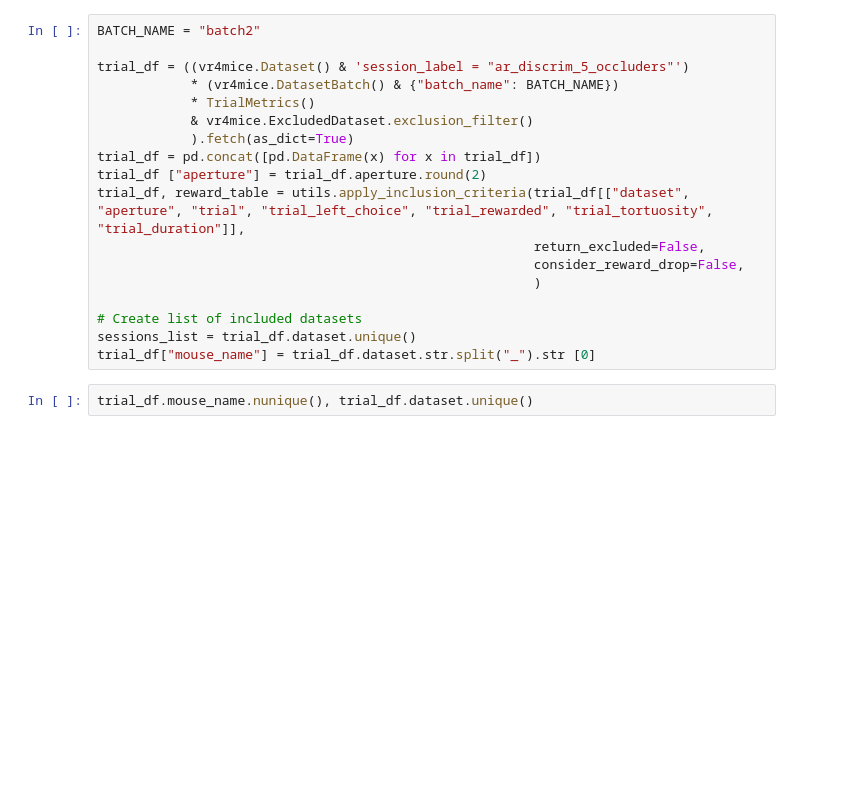
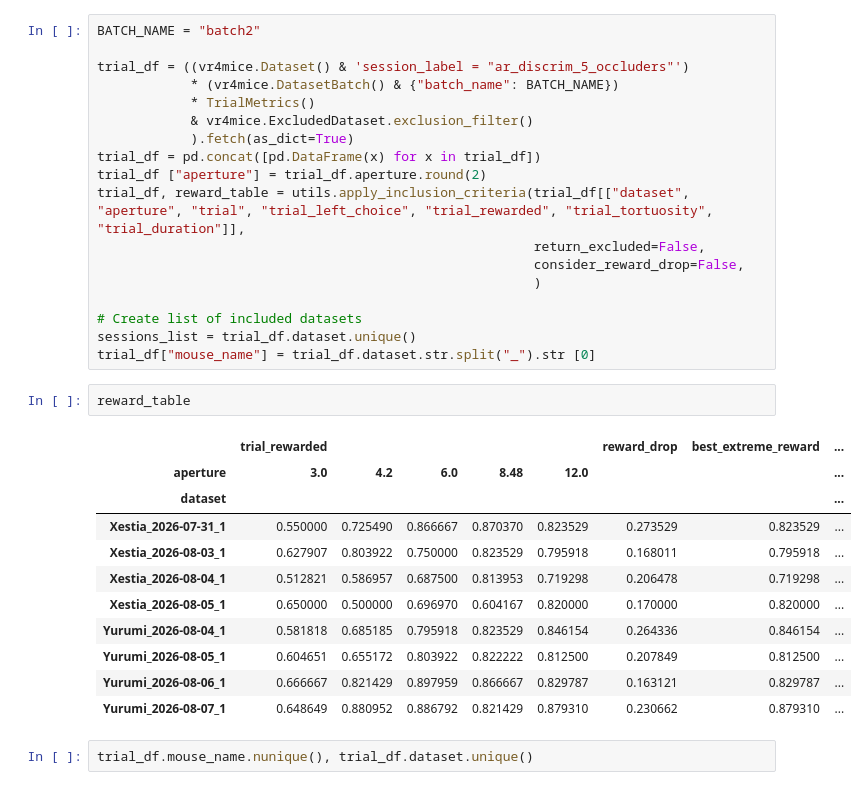
Before and after one commit to MMathisLab/FreelyMovingVR4Mice, a Jupyter notebook: dj_pipeline/notebooks/NP_figures/multi_occlusion.ipynb, the cells around one changed output. Cells and saved outputs as stored; diff of their text form; blank space fills up the shorter version.

Commit message:
Rerun np notebooks with all working tables

```diff
--- a/dj_pipeline/notebooks/NP_figures/multi_occlusion.ipynb
+++ b/dj_pipeline/notebooks/NP_figures/multi_occlusion.ipynb
@@ -46,6 +46,20 @@ trial_df, reward_table = utils.apply_inclusion_criteria(trial_df[["dataset", "ap
 # Create list of included datasets
 sessions_list = trial_df.dataset.unique()
 trial_df["mouse_name"] = trial_df.dataset.str.split("_").str [0]
+# %%
+reward_table
+# %% [output]
+|  | trial_rewarded |  |  |  |  | reward_drop | best_extreme_reward | ... |
+| aperture | 3.0 | 4.2 | 6.0 | 8.48 | 12.0 |  |  | ... |
+| dataset |  |  |  |  |  |  |  | ... |
+| Xestia_2026-07-31_1 | 0.550000 | 0.725490 | 0.866667 | 0.870370 | 0.823529 | 0.273529 | 0.823529 | ... |
+| Xestia_2026-08-03_1 | 0.627907 | 0.803922 | 0.750000 | 0.823529 | 0.795918 | 0.168011 | 0.795918 | ... |
+| Xestia_2026-08-04_1 | 0.512821 | 0.586957 | 0.687500 | 0.813953 | 0.719298 | 0.206478 | 0.719298 | ... |
+| Xestia_2026-08-05_1 | 0.650000 | 0.500000 | 0.696970 | 0.604167 | 0.820000 | 0.170000 | 0.820000 | ... |
+| Yurumi_2026-08-04_1 | 0.581818 | 0.685185 | 0.795918 | 0.823529 | 0.846154 | 0.264336 | 0.846154 | ... |
+| Yurumi_2026-08-05_1 | 0.604651 | 0.655172 | 0.803922 | 0.822222 | 0.812500 | 0.207849 | 0.812500 | ... |
+| Yurumi_2026-08-06_1 | 0.666667 | 0.821429 | 0.897959 | 0.866667 | 0.829787 | 0.163121 | 0.829787 | ... |
+| Yurumi_2026-08-07_1 | 0.648649 | 0.880952 | 0.886792 | 0.821429 | 0.879310 | 0.230662 | 0.879310 | ... |
 # %%
 trial_df.mouse_name.nunique(), trial_df.dataset.unique()
 # %% [output]
```
Also changed, not shown: 3 other files.
